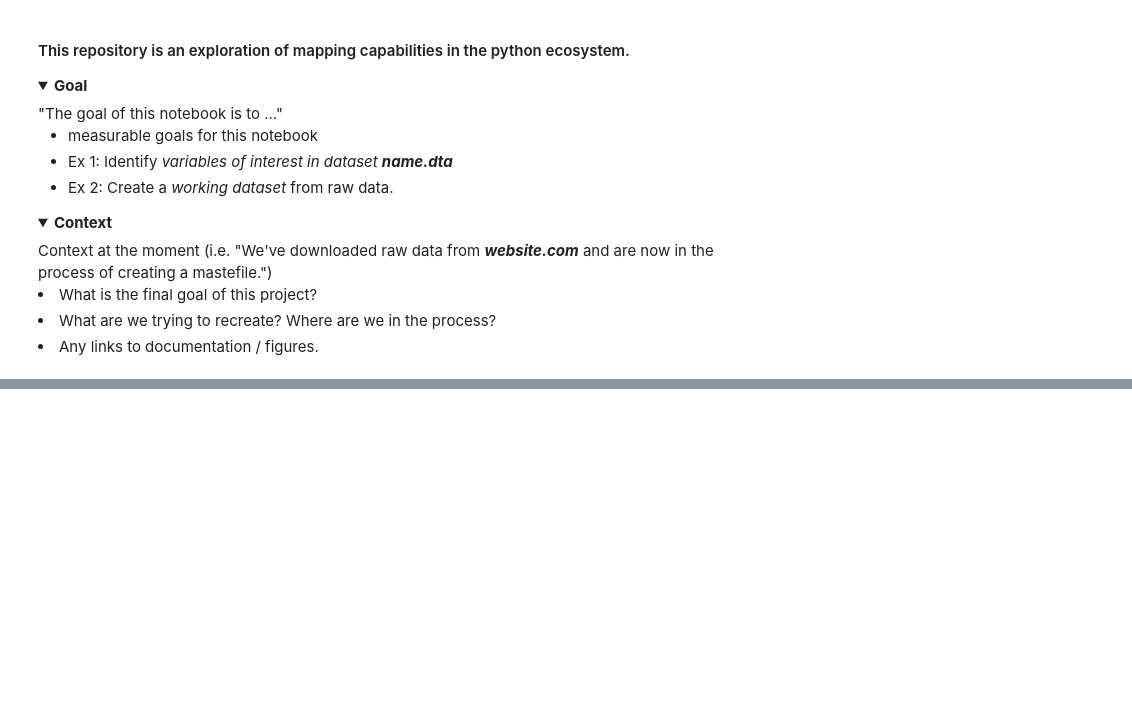
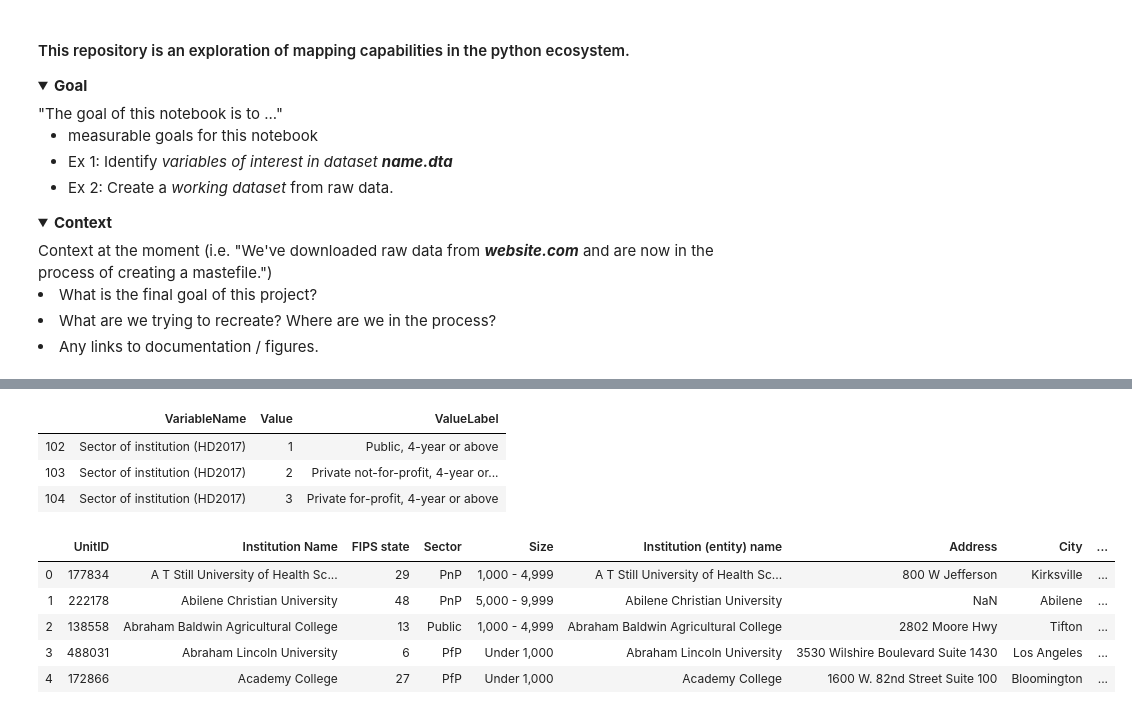
Before and after one commit to chekos/Making-Maps-With-Python-NACIS-2019, a Jupyter notebook: notebooks/00_DataPrep.ipynb, the cells around one changed output, grey strips where cells are left out. Drawn from its saved outputs; the diff is of its cells as text; code cells hidden in the pictures; folded sections open; blank space fills up the shorter version.

```diff
--- a/notebooks/00_DataPrep.ipynb
+++ b/notebooks/00_DataPrep.ipynb
@@ -39,0 +165,35 @@ data = pd.read_
+# %%
+labels[labels['VariableName'].str.contains("Sector")]
+# %% [output]
+|  | VariableName | Value | ValueLabel |
+| 102 | Sector of institution (HD2017) | 1 | Public, 4-year or above |
+| 103 | Sector of institution (HD2017) | 2 | Private not-for-profit, 4-year or... |
+| 104 | Sector of institution (HD2017) | 3 | Private for-profit, 4-year or above |
+# %%
+size_cat = {
+    1: 'Under 1,000',
+    2: '1,000 - 4,999',
+    3: '5,000 - 9,999',
+    4: '10,000 - 19,999',
+    5: '20,000 and above',
+}
+sector_cat = {
+    1: "Public",
+    2: "PnP",
+    3: "PfP",
+}
+# %%
+data['Sector'] = data['Sector'].map(sector_cat)
+# %%
+data['Institution size category'] = data['Institution size category'].map(size_cat)
+# %%
+data = data.rename(columns = {"Institution size category": "Size"})
+# %%
+data.head()
+# %% [output]
+|  | UnitID | Institution Name | FIPS state | Sector | Size | Institution (entity) name | Address | City | ... |
+| 0 | 177834 | A T Still University of Health Sc... | 29 | PnP | 1,000 - 4,999 | A T Still University of Health Sc... | 800 W Jefferson | Kirksville | ... |
+| 1 | 222178 | Abilene Christian University | 48 | PnP | 5,000 - 9,999 | Abilene Christian University | NaN | Abilene | ... |
+| 2 | 138558 | Abraham Baldwin Agricultural College | 13 | Public | 1,000 - 4,999 | Abraham Baldwin Agricultural College | 2802 Moore Hwy | Tifton | ... |
+| 3 | 488031 | Abraham Lincoln University | 6 | PfP | Under 1,000 | Abraham Lincoln University | 3530 Wilshire Boulevard Suite 1430 | Los Angeles | ... |
+| 4 | 172866 | Academy College | 27 | PfP | Under 1,000 | Academy College | 1600 W. 82nd Street Suite 100 | Bloomington | ... |
```
Also changed, not shown: parts of 18 cells of this notebook, 3 other files.
